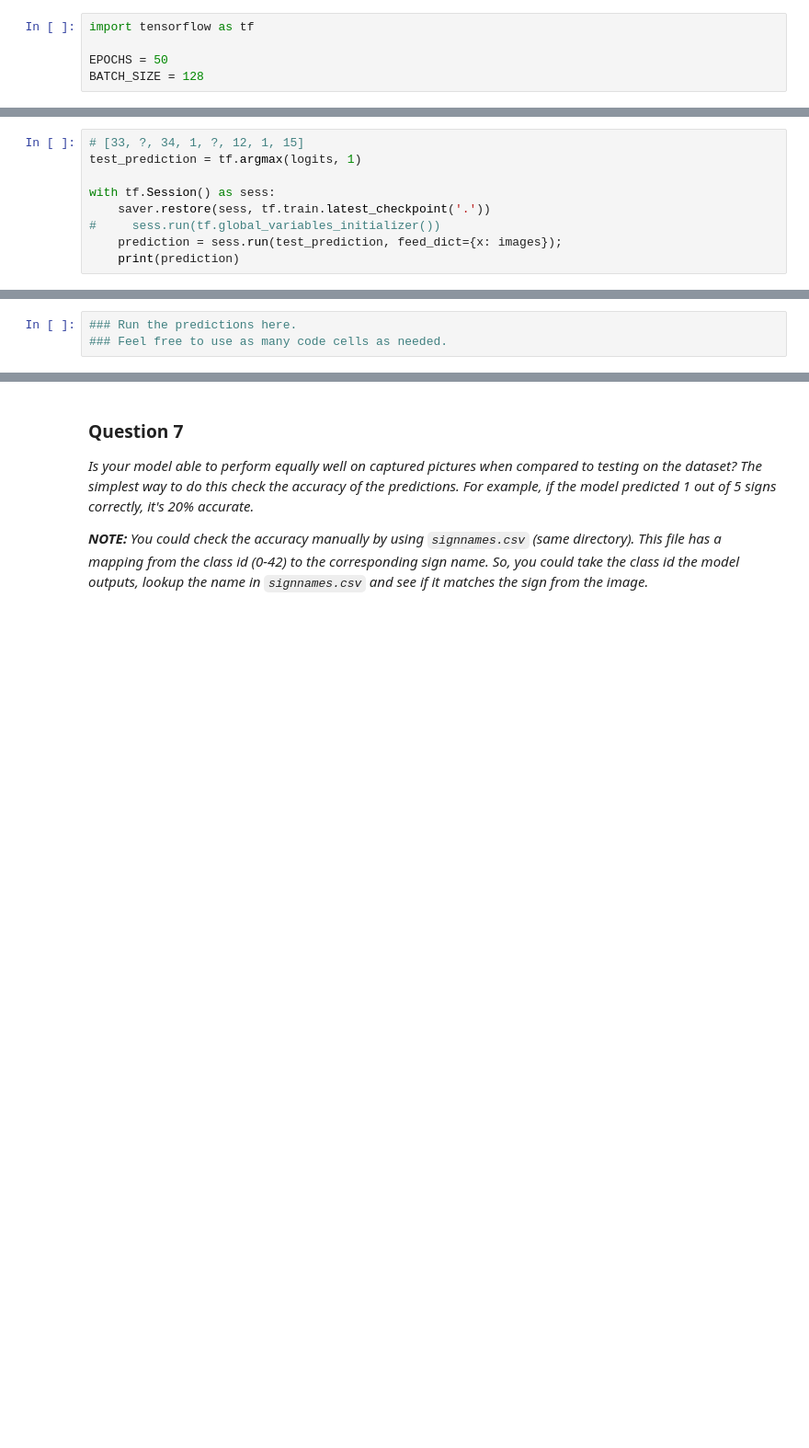
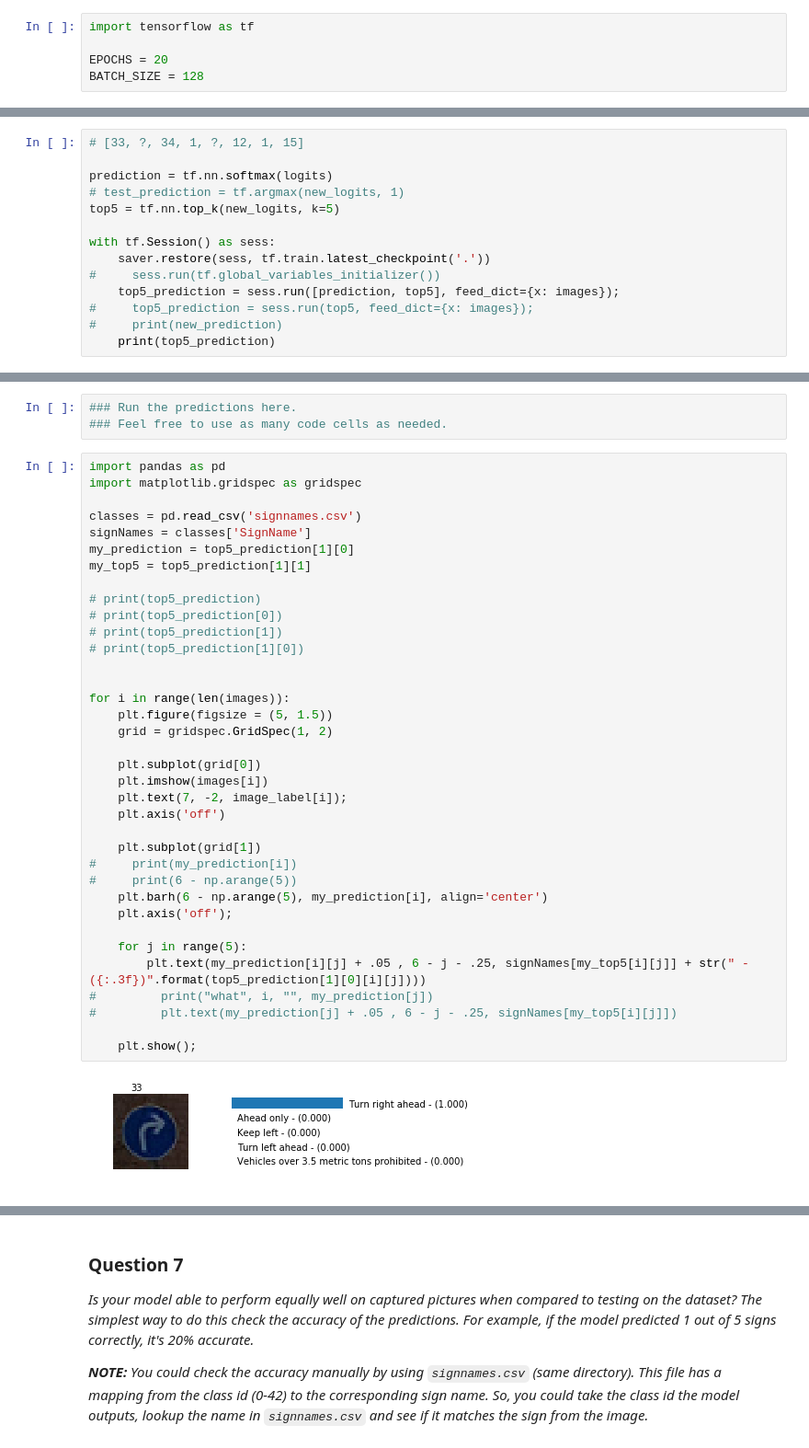
Before and after one commit to whathelll/CarND-Traffic-Sign-Classifier-Project, a Jupyter notebook: Traffic_Sign_Classifier.ipynb, the cells around one changed output, grey strips where cells are left out. Shown at 92% size. Saved outputs shown, nothing was run; the diff lists cells and outputs as text; blank space fills up the shorter version.

```diff
--- a/Traffic_Sign_Classifier.ipynb
+++ b/Traffic_Sign_Classifier.ipynb
@@ -172,7 +174,7 @@ _Describe how you set up the training, validation and testing data for your mode
 # %%
 import tensorflow as tf
 
-EPOCHS = 50
+EPOCHS = 20
 BATCH_SIZE = 128
 # %% [markdown]
 **LeNet Architecture**
@@ -679,11 +681,16 @@ Image type:  <class 'numpy.ndarray'>  with dimensions:  (8, 32, 32, 3)
 # display(HTML(imagesList))
 # %%
 # [33, ?, 34, 1, ?, 12, 1, 15]
-test_prediction = tf.argmax(logits, 1)
+
+prediction = tf.nn.softmax(logits)
+# test_prediction = tf.argmax(new_logits, 1)
+top5 = tf.nn.top_k(new_logits, k=5)
 
 with tf.Session() as sess:
     saver.restore(sess, tf.train.latest_checkpoint('.'))
 #     sess.run(tf.global_variables_initializer())
-    prediction = sess.run(test_prediction, feed_dict={x: images});
-    print(prediction)
+    top5_prediction = sess.run([prediction, top5], feed_dict={x: images});
+#     top5_prediction = sess.run(top5, feed_dict={x: images});
+#     print(new_prediction)
+    print(top5_prediction)
 # %% [output]
@@ -697,3 +720,41 @@ _Choose five candidate images of traffic signs and provide them in the report. A
 # %%
 ### Run the predictions here.
 ### Feel free to use as many code cells as needed.
+# %%
+import pandas as pd
+import matplotlib.gridspec as gridspec
+
+classes = pd.read_csv('signnames.csv')
+signNames = classes['SignName']
+my_prediction = top5_prediction[1][0]
+my_top5 = top5_prediction[1][1]
+
+# print(top5_prediction)
+# print(top5_prediction[0])
+# print(top5_prediction[1])
+# print(top5_prediction[1][0])
+
+
+for i in range(len(images)):
+    plt.figure(figsize = (5, 1.5))
+    grid = gridspec.GridSpec(1, 2)
+
+    plt.subplot(grid[0])
+    plt.imshow(images[i])
+    plt.text(7, -2, image_label[i]);
+    plt.axis('off')
+
+    plt.subplot(grid[1])
+#     print(my_prediction[i])
+#     print(6 - np.arange(5))
+    plt.barh(6 - np.arange(5), my_prediction[i], align='center')
+    plt.axis('off');
+
+    for j in range(5):
+        plt.text(my_prediction[i][j] + .05 , 6 - j - .25, signNames[my_top5[i][j]] + str(" - ({:.3f})".format(top5_prediction[1][0][i][j])))
+#         print("what", i, "", my_prediction[j])
+#         plt.text(my_prediction[j] + .05 , 6 - j - .25, signNames[my_top5[i][j]])
+
+    plt.show();
+# %% [output]
+[figure, added]
```
Also changed, not shown: parts of 4 cells of this notebook.
